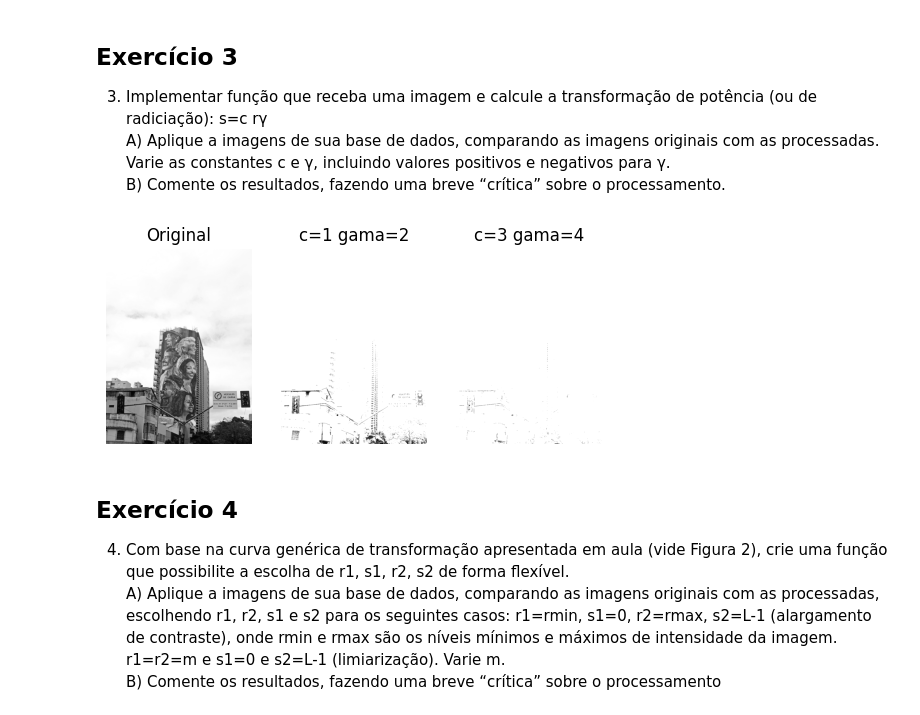
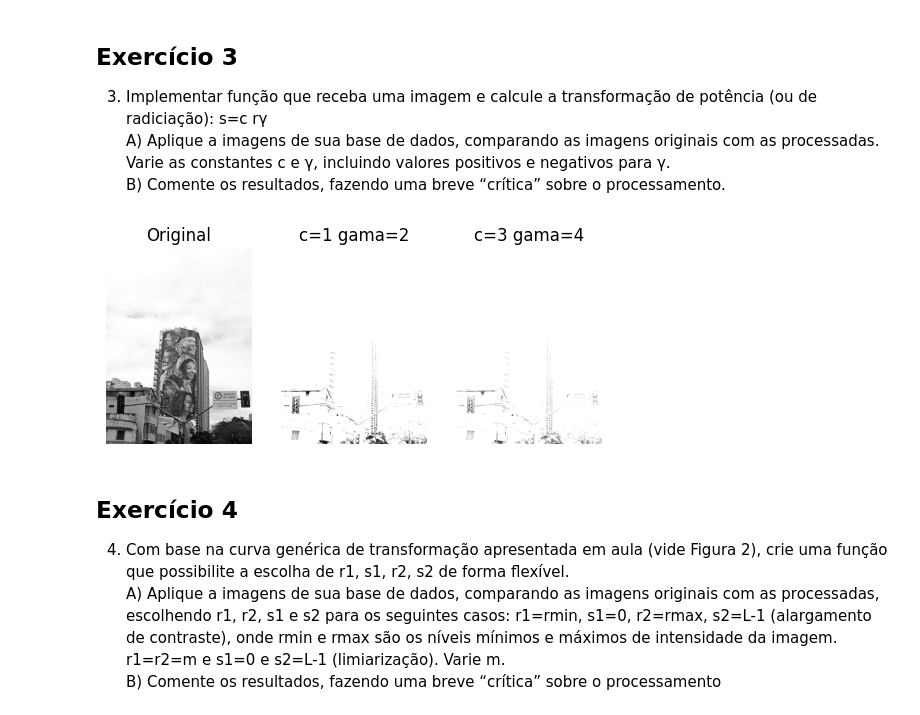
Before and after one commit to JoaoMMenezes/Processamento-Digital-de-Imagens, a Jupyter notebook: lista_1.ipynb, the cells around one changed output. Drawn from its saved outputs; the diff is of its cells as text; code cells hidden in the pictures.

```diff
--- a/lista_1.ipynb
+++ b/lista_1.ipynb
@@ -100,36 +100,36 @@ processadas. Varie as constantes c e γ, incluindo valores positivos e negativos
 # %%
 # Função para transformação logaritmica
 def transformada_potencia(imagem, gama, c):
     imagem_transformada = c * (imagem**gama)
     imagem_transformada = np.clip(imagem_transformada, 0, 255).astype(np.uint8)
     return imagem_transformada
 
 # Imagem original em escala de cinza
 plt.subplot(1, 3, 1)
 plt.title('Original')
 plt.imshow(foto2, cmap='gray')
 plt.axis('off')
 
 # Imagem tratada com c=2
 c = 1
 gama = 2
 foto_logarithm = transformada_potencia(foto2, gama, c)
 plt.subplot(1, 3, 2)
 plt.title('c=1 gama=2')
 plt.imshow(foto_logarithm, cmap='gray')
 plt.axis('off')
 
 # Imagem tratada com c=8
-c = 3
-gama = 4
+c = 30
+gama = 0.8
 foto_logarithm = transformada_potencia(foto2, gama, c)
 plt.subplot(1, 3, 3)
 plt.title('c=3 gama=4')
 plt.imshow(foto_logarithm, cmap='gray')
 plt.axis('off')
 plt.show()
 # %% [output]
-[figure, old version]
+[figure, new version]
 # %% [markdown]
 ## Exercício 4
 4. Com base na curva genérica de transformação apresentada em aula (vide Figura 2), crie uma função que possibilite a escolha de r1, s1, r2, s2 de forma flexível.
```
Also changed, not shown: 2 other files.
